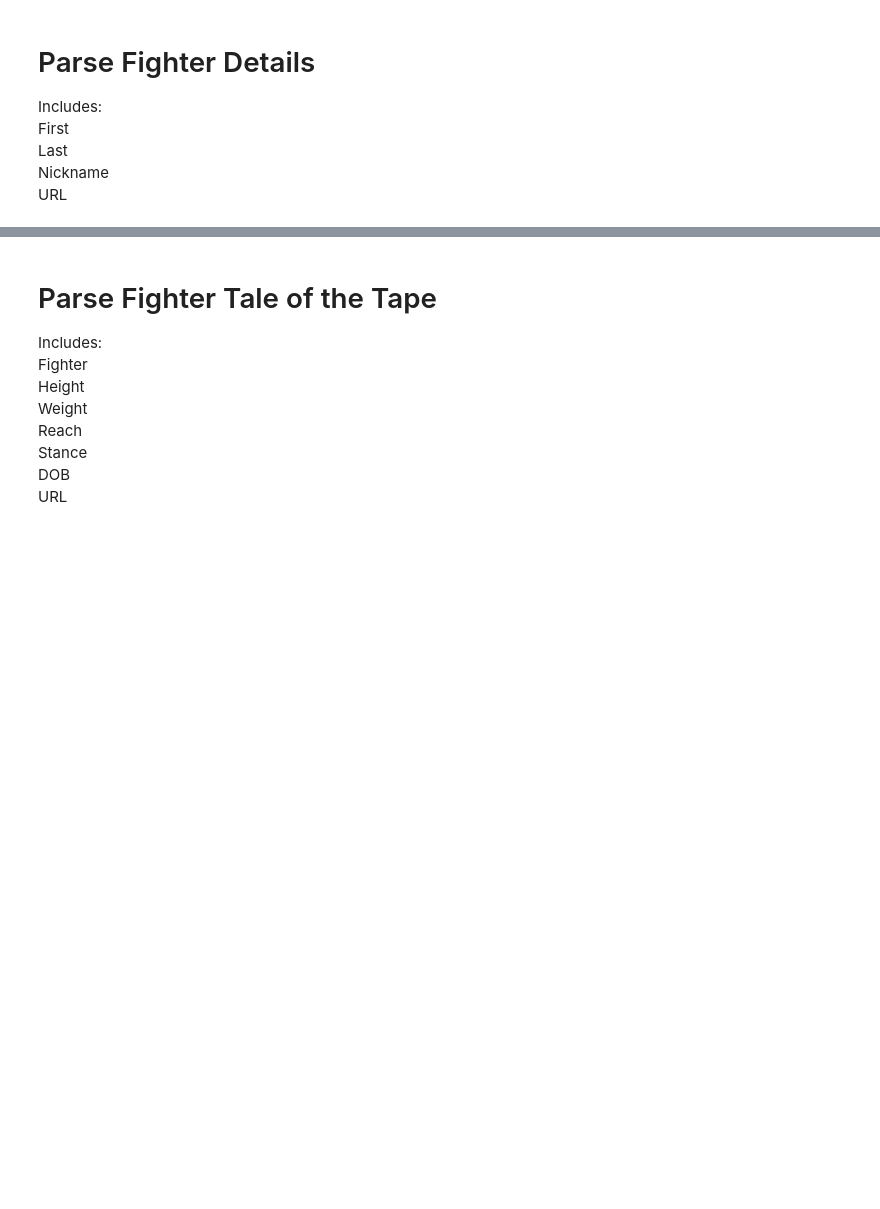
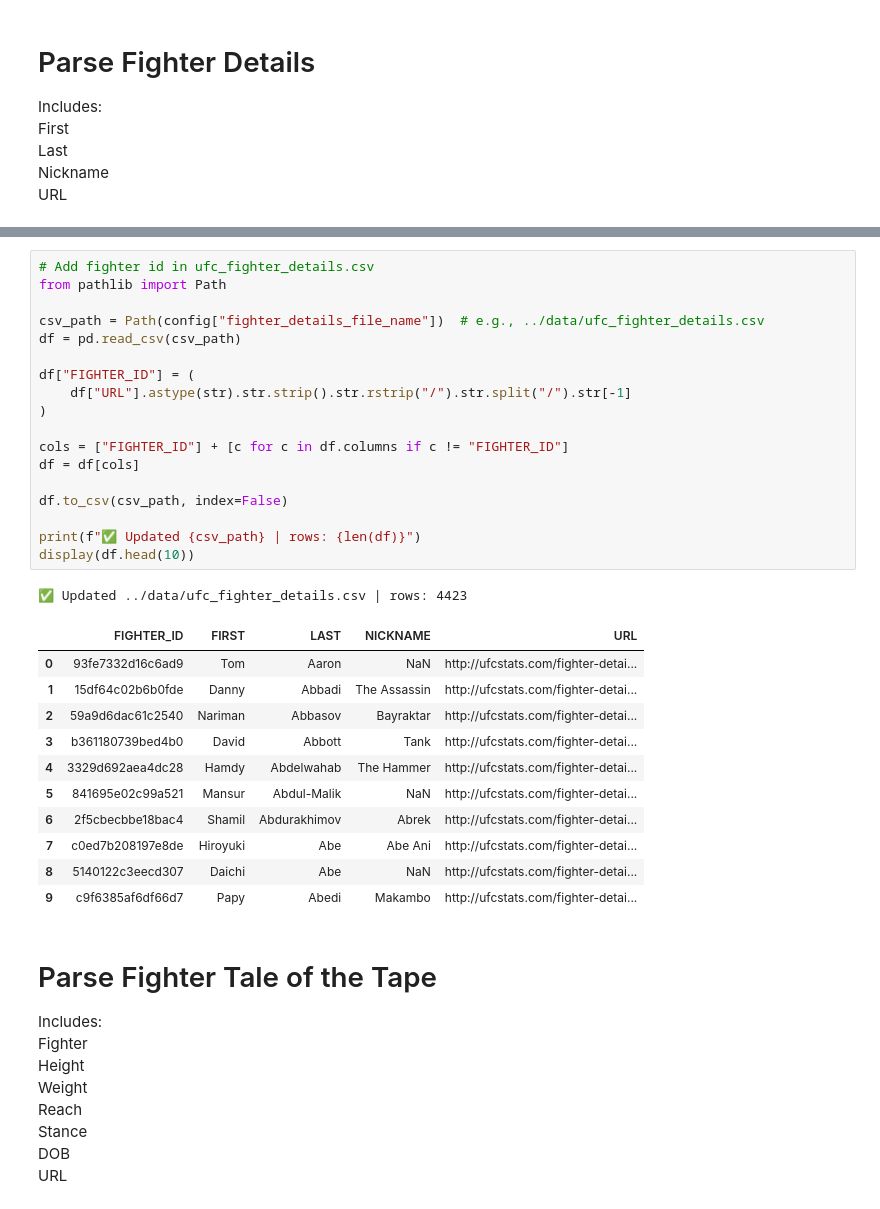
Before and after one commit to David-Mais/UFC-elo-ranking, a Jupyter notebook: scraper/scrape_ufc_stats_fighter_tott.ipynb, the cells around one changed output, grey strips where cells are left out. Saved outputs shown, nothing was run; the diff lists cells and outputs as text; blank space fills up the shorter version.

```diff
--- a/scraper/scrape_ufc_stats_fighter_tott.ipynb
+++ b/scraper/scrape_ufc_stats_fighter_tott.ipynb
@@ -116,3 +101,34 @@ Saved → data/ufc_fighter_details.csv
+# %%
+# Add fighter id in ufc_fighter_details.csv
+from pathlib import Path
+
+csv_path = Path(config["fighter_details_file_name"])  # e.g., ../data/ufc_fighter_details.csv
+df = pd.read_csv(csv_path)
+
+df["FIGHTER_ID"] = (
+    df["URL"].astype(str).str.strip().str.rstrip("/").str.split("/").str[-1]
+)
+
+cols = ["FIGHTER_ID"] + [c for c in df.columns if c != "FIGHTER_ID"]
+df = df[cols]
+
+df.to_csv(csv_path, index=False)
+
+print(f"✅ Updated {csv_path} | rows: {len(df)}")
+display(df.head(10))
+# %% [output]
+✅ Updated ../data/ufc_fighter_details.csv | rows: 4423
+|  | FIGHTER_ID | FIRST | LAST | NICKNAME | URL |
+| 0 | 93fe7332d16c6ad9 | Tom | Aaron | NaN | http://ufcstats.com/fighter-detai... |
+| 1 | 15df64c02b6b0fde | Danny | Abbadi | The Assassin | http://ufcstats.com/fighter-detai... |
+| 2 | 59a9d6dac61c2540 | Nariman | Abbasov | Bayraktar | http://ufcstats.com/fighter-detai... |
+| 3 | b361180739bed4b0 | David | Abbott | Tank | http://ufcstats.com/fighter-detai... |
+| 4 | 3329d692aea4dc28 | Hamdy | Abdelwahab | The Hammer | http://ufcstats.com/fighter-detai... |
+| 5 | 841695e02c99a521 | Mansur | Abdul-Malik | NaN | http://ufcstats.com/fighter-detai... |
+| 6 | 2f5cbecbbe18bac4 | Shamil | Abdurakhimov | Abrek | http://ufcstats.com/fighter-detai... |
+| 7 | c0ed7b208197e8de | Hiroyuki | Abe | Abe Ani | http://ufcstats.com/fighter-detai... |
+| 8 | 5140122c3eecd307 | Daichi | Abe | NaN | http://ufcstats.com/fighter-detai... |
+| 9 | c9f6385af6df66d7 | Papy | Abedi | Makambo | http://ufcstats.com/fighter-detai... |
 # %% [markdown]
 # Parse Fighter Tale of the Tape
 
```
Also changed, not shown: parts of 9 cells of this notebook, 13 other files.
